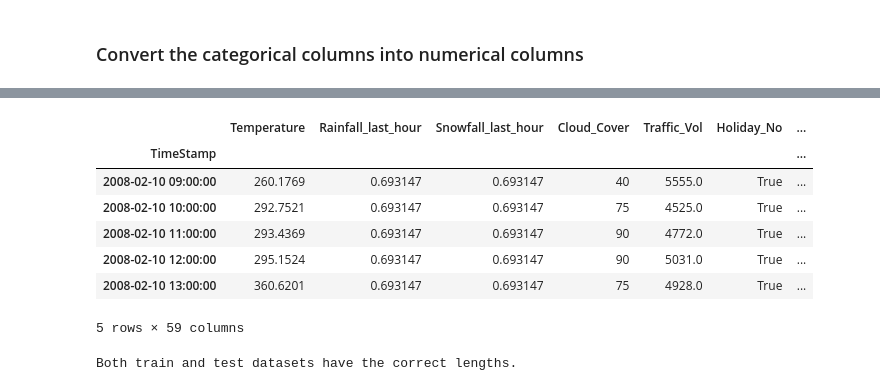
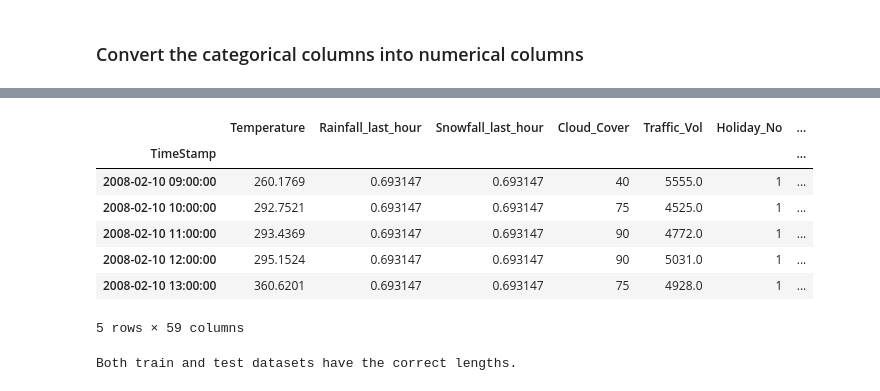
Before and after one commit to amulyaprasanth/the_great_indian_hiring_hackathon, a Jupyter notebook: research/eda.ipynb, the cells around one changed output, grey strips where cells are left out. Cells and saved outputs as stored; diff of their text form; code cells hidden in the pictures.

```diff
--- a/research/eda.ipynb
+++ b/research/eda.ipynb
@@ -512,23 +502,23 @@ train.head()
 # %%
 # concatenate the train and test sets to avoid mismatch of features (i.e shape of train and  test sets)
 data = pd.concat([train, test])
 
 # One hot encode using get dummies method
-data = pd.get_dummies(data)
+data = pd.get_dummies(data, dtype=int)
 
 # split back the train and test sets
 train_encoded = data.iloc[:len(train), :]
 test_encoded = data.iloc[len(train):, :]
 
 data.head()
 # %% [output]
 |  | Temperature | Rainfall_last_hour | Snowfall_last_hour | Cloud_Cover | Traffic_Vol | Holiday_No | ... |
 | TimeStamp |  |  |  |  |  |  | ... |
-| 2008-02-10 09:00:00 | 260.1769 | 0.693147 | 0.693147 | 40 | 5555.0 | True | ... |
-| 2008-02-10 10:00:00 | 292.7521 | 0.693147 | 0.693147 | 75 | 4525.0 | True | ... |
-| 2008-02-10 11:00:00 | 293.4369 | 0.693147 | 0.693147 | 90 | 4772.0 | True | ... |
-| 2008-02-10 12:00:00 | 295.1524 | 0.693147 | 0.693147 | 90 | 5031.0 | True | ... |
-| 2008-02-10 13:00:00 | 360.6201 | 0.693147 | 0.693147 | 75 | 4928.0 | True | ... |
+| 2008-02-10 09:00:00 | 260.1769 | 0.693147 | 0.693147 | 40 | 5555.0 | 1 | ... |
+| 2008-02-10 10:00:00 | 292.7521 | 0.693147 | 0.693147 | 75 | 4525.0 | 1 | ... |
+| 2008-02-10 11:00:00 | 293.4369 | 0.693147 | 0.693147 | 90 | 4772.0 | 1 | ... |
+| 2008-02-10 12:00:00 | 295.1524 | 0.693147 | 0.693147 | 90 | 5031.0 | 1 | ... |
+| 2008-02-10 13:00:00 | 360.6201 | 0.693147 | 0.693147 | 75 | 4928.0 | 1 | ... |
 5 rows × 59 columns
 # %%
 try:
```
Also changed, not shown: parts of 1 cell of this notebook, 5 other files.
